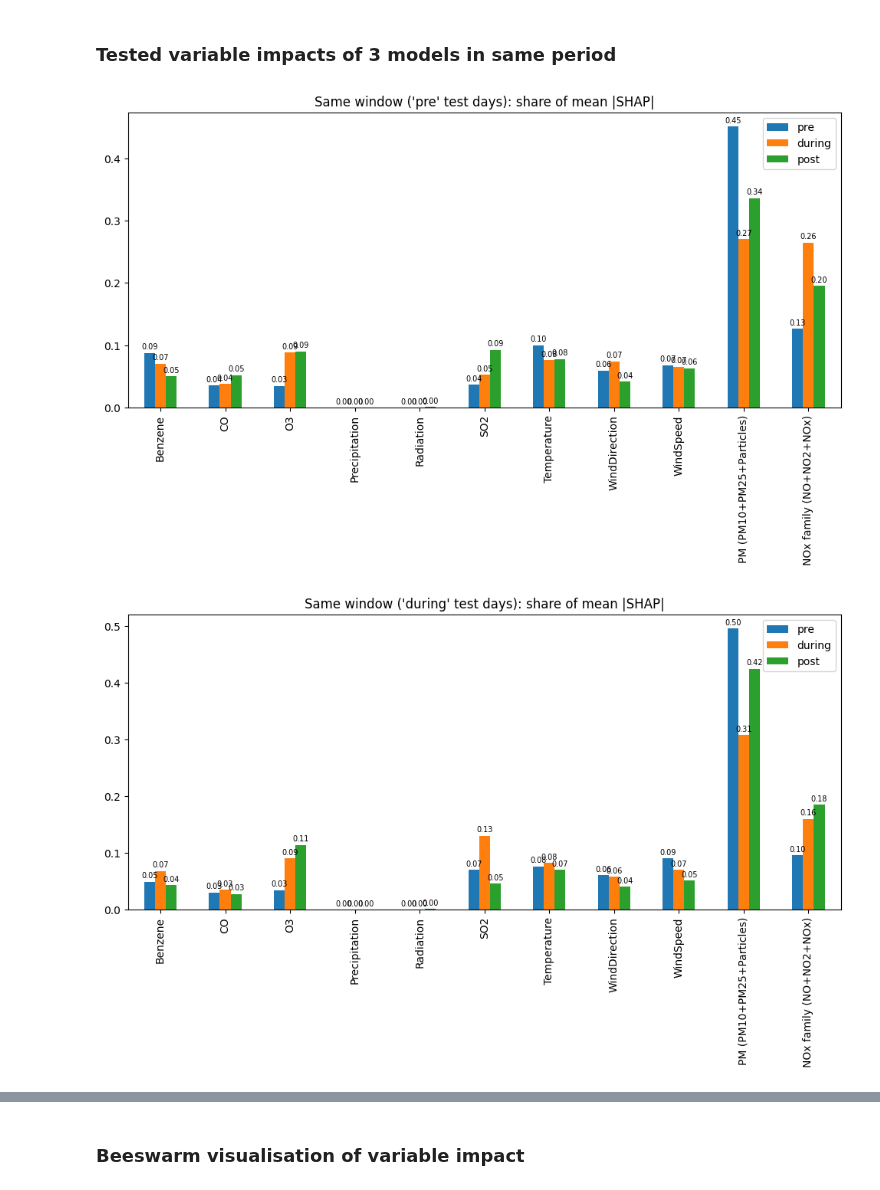
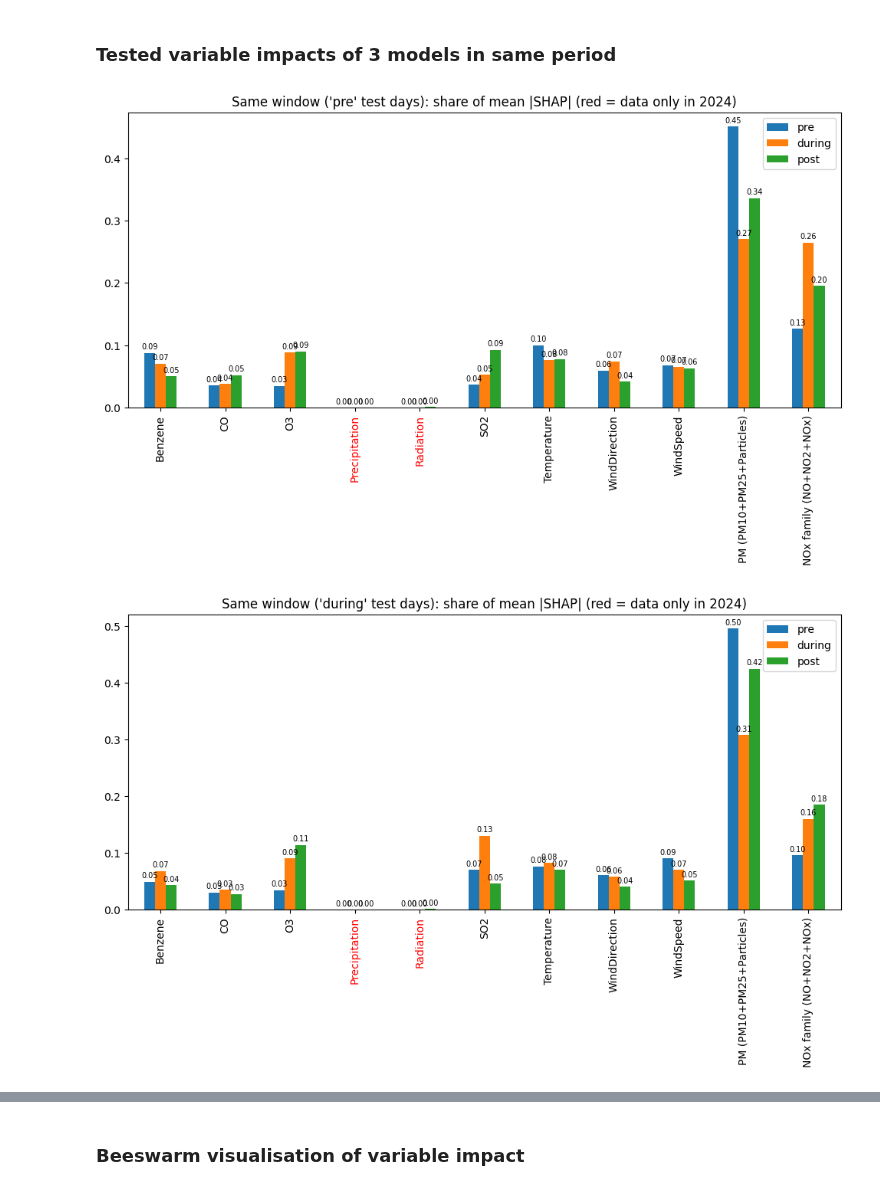
Before and after one commit to DuongAnhTran/AQI-Data-Analysis-Honours-Project, a Jupyter notebook: Model/XGBoost/XGBoost(3periods).ipynb, the cells around one changed output, grey strips where cells are left out. Saved outputs shown, nothing was run; the diff lists cells and outputs as text; code cells hidden in the pictures.

```diff
--- a/Model/XGBoost/XGBoost(3periods).ipynb
+++ b/Model/XGBoost/XGBoost(3periods).ipynb
@@ -438,6 +444,10 @@ def grouped(imp):
 # Plot the graphs
 share = grouped(imp)
 ax = share.plot.bar(figsize=(12, 5), title="Share of mean |SHAP|, covariates only")
+for t in ax.get_xticklabels():
+    if t.get_text() in ("Radiation", "Precipitation"):
+        t.set_color("red")
+ax.set_title(ax.get_title() + " (red = data only in 2024)")
 for c in ax.containers:
     ax.bar_label(c, fmt="%.2f", fontsize=7, padding=2)
 plt.show()
@@ -470,32 +480,44 @@ same = pd.DataFrame({m: var_importance_on(r["model"], y_w) for m, r in results.i
 same_share = grouped(same)
 
 ax = same_share.plot.bar(figsize=(12, 5),
     title=f"Same window ('{[k for k,v in results.items() if v['y_test'] is y_w][0]}' test days): share of mean |SHAP|")
+for t in ax.get_xticklabels():
+    if t.get_text() in ("Radiation", "Precipitation"):
+        t.set_color("red")
+ax.set_title(ax.get_title() + " (red = data only in 2024)")
 for c in ax.containers:
     ax.bar_label(c, fmt="%.2f", fontsize=7, padding=2)
 plt.show()
 
 
 y_w = results["during"]["y_test"]
 same = pd.DataFrame({m: var_importance_on(r["model"], y_w) for m, r in results.items()})
 same_share = grouped(same)
 
 ax = same_share.plot.bar(figsize=(12, 5),
     title=f"Same window ('{[k for k,v in results.items() if v['y_test'] is y_w][0]}' test days): share of mean |SHAP|")
+for t in ax.get_xticklabels():
+    if t.get_text() in ("Radiation", "Precipitation"):
+        t.set_color("red")
+ax.set_title(ax.get_title() + " (red = data only in 2024)")
 for c in ax.containers:
     ax.bar_label(c, fmt="%.2f", fontsize=7, padding=2)
 plt.show()
 
 
 y_w = results["post"]["y_test"]
 same = pd.DataFrame({m: var_importance_on(r["model"], y_w) for m, r in results.items()})
 same_share = grouped(same)
 
 ax = same_share.plot.bar(figsize=(12, 5),
     title=f"Same window ('{[k for k,v in results.items() if v['y_test'] is y_w][0]}' test days): share of mean |SHAP|")
+for t in ax.get_xticklabels():
+    if t.get_text() in ("Radiation", "Precipitation"):
+        t.set_color("red")
+ax.set_title(ax.get_title() + " (red = data only in 2024)")
 for c in ax.containers:
     ax.bar_label(c, fmt="%.2f", fontsize=7, padding=2)
 plt.show()
 # %% [output]
-[figure, old version]
+[figure, new version]
-[figure, old version]
+[figure, new version]
```
Also changed, not shown: parts of 6 cells of this notebook, 4 other files.
